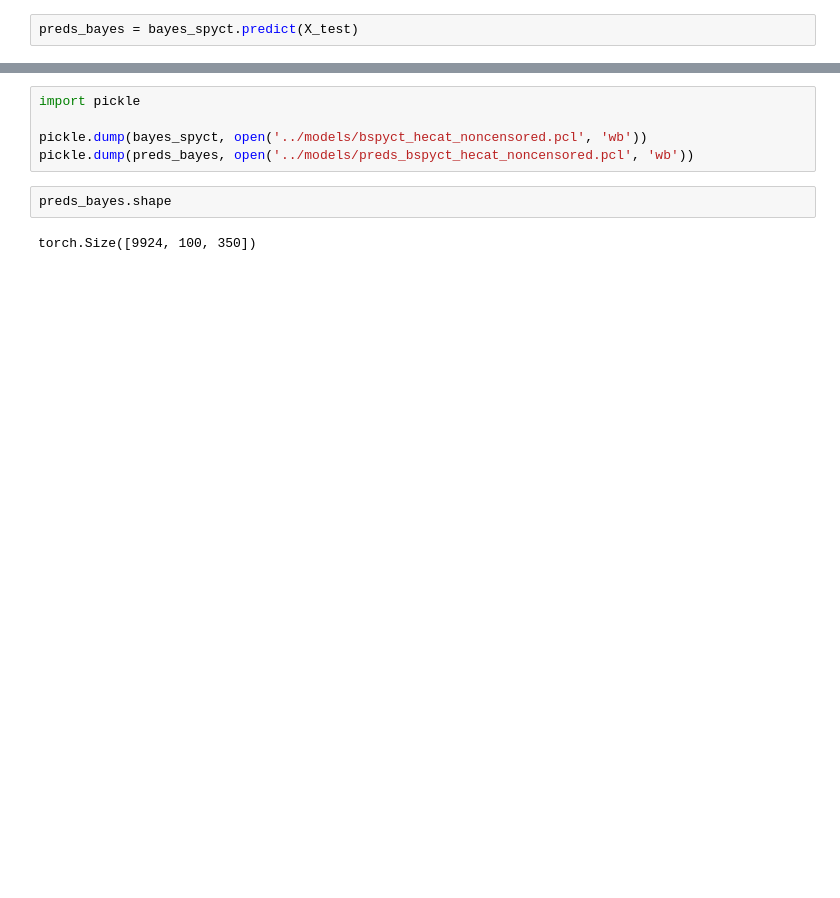
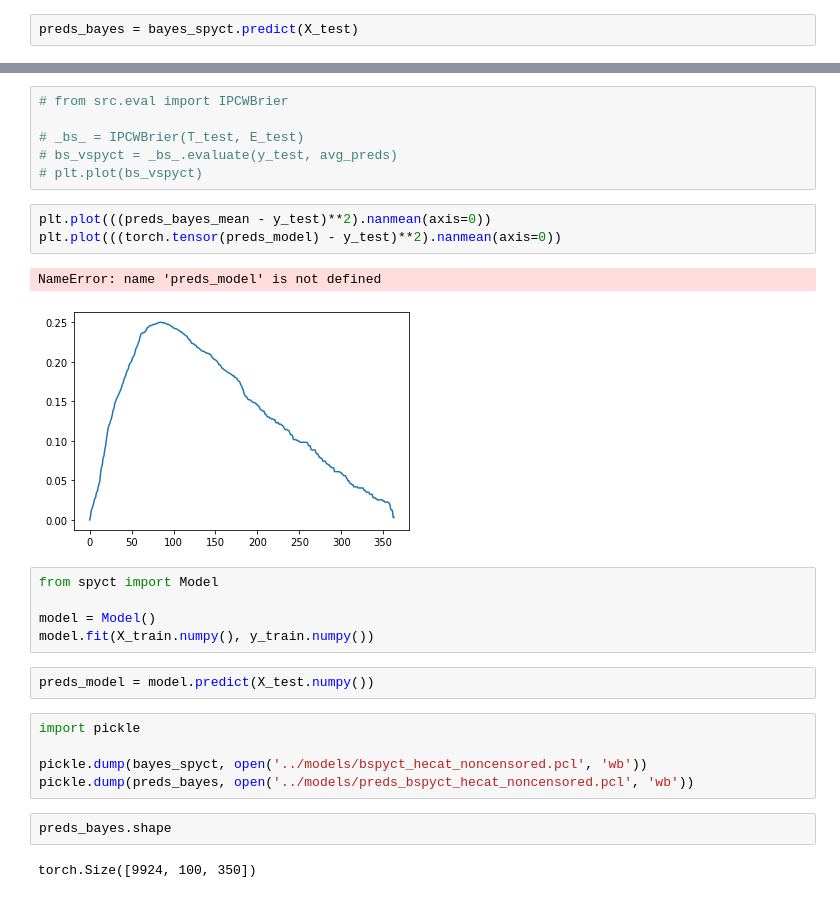
Before and after one commit to viksa98/variational_spyct, a Jupyter notebook: notebooks/02_hecat_dataset.ipynb, the cells around one changed output, grey strips where cells are left out. Saved outputs shown, nothing was run; the diff lists cells and outputs as text; blank space fills up the shorter version.

```diff
--- a/notebooks/02_hecat_dataset.ipynb
+++ b/notebooks/02_hecat_dataset.ipynb
@@ -48,3 +58,22 @@ preds_bayes = bayes_spyct.predict(X_test)
+# %%
+# from src.eval import IPCWBrier
+
+# _bs_ = IPCWBrier(T_test, E_test)
+# bs_vspyct = _bs_.evaluate(y_test, avg_preds)
+# plt.plot(bs_vspyct)
+# %%
+plt.plot(((preds_bayes_mean - y_test)**2).nanmean(axis=0))
+plt.plot(((torch.tensor(preds_model) - y_test)**2).nanmean(axis=0))
+# %% [output]
+NameError: name 'preds_model' is not defined
+[figure, added]
+# %%
+from spyct import Model
+
+model = Model()
+model.fit(X_train.numpy(), y_train.numpy())
+# %%
+preds_model = model.predict(X_test.numpy())
 # %%
 import pickle
 
```
Also changed, not shown: parts of 33 cells of this notebook, 6 other files.
